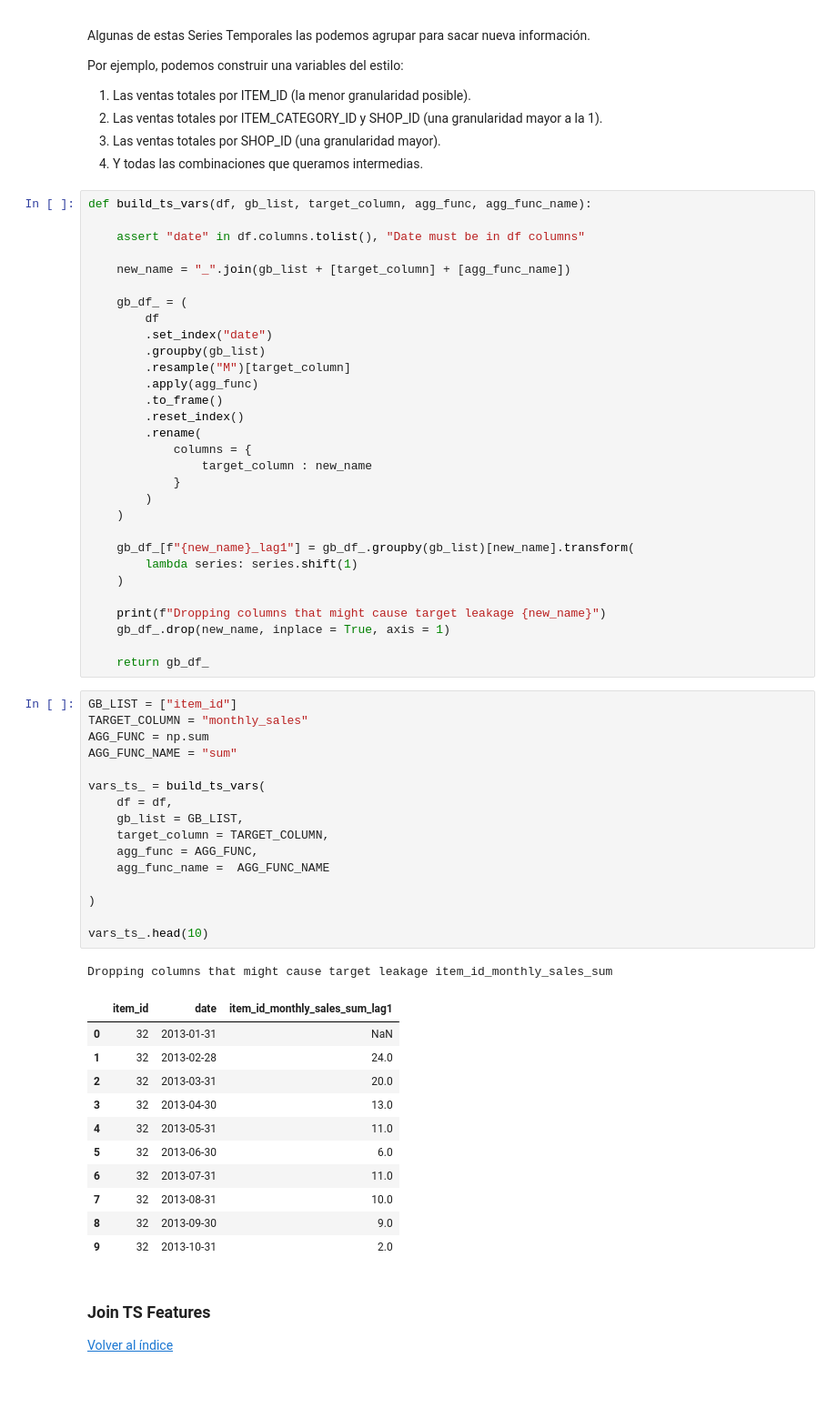
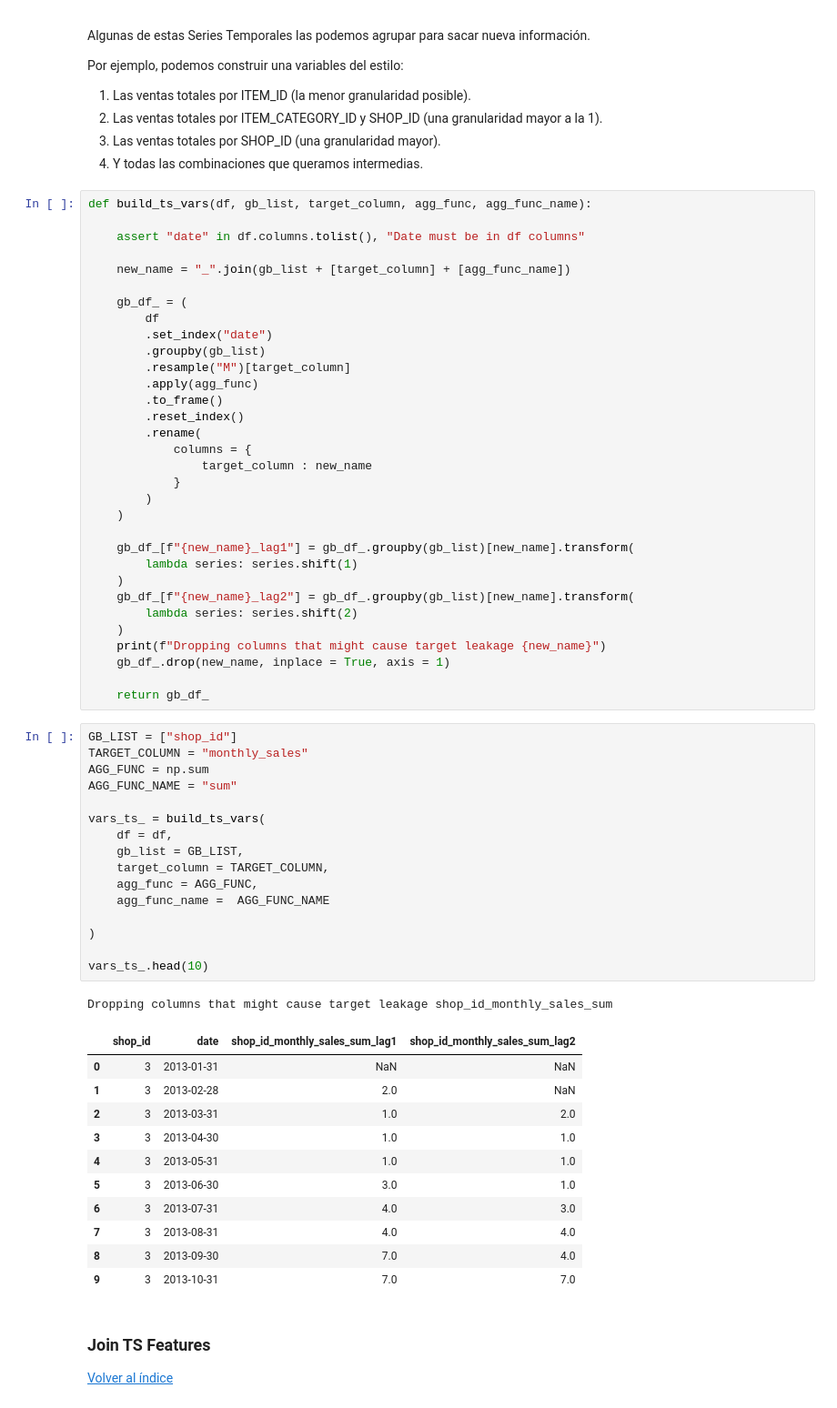
Before and after one commit to dgonzalezDS/Entregable3, a Jupyter notebook: 3_KAGGLE_BENCHMARK.ipynb, the cells around one changed output. Shown: that part at 91% size. Drawn from its saved outputs; the diff is of its cells as text.

```diff
--- a/3_KAGGLE_BENCHMARK.ipynb
+++ b/3_KAGGLE_BENCHMARK.ipynb
@@ -389,40 +389,42 @@ def build_ts_vars(df, gb_list, target_column, agg_func, agg_func_name):
     gb_df_[f"{new_name}_lag1"] = gb_df_.groupby(gb_list)[new_name].transform(
         lambda series: series.shift(1)
     )
-
+    gb_df_[f"{new_name}_lag2"] = gb_df_.groupby(gb_list)[new_name].transform(
+        lambda series: series.shift(2)
+    )
     print(f"Dropping columns that might cause target leakage {new_name}")
     gb_df_.drop(new_name, inplace = True, axis = 1)
 
     return gb_df_
 # %%
-GB_LIST = ["item_id"]
+GB_LIST = ["shop_id"]
 TARGET_COLUMN = "monthly_sales"
 AGG_FUNC = np.sum
 AGG_FUNC_NAME = "sum"
 
 vars_ts_ = build_ts_vars(
     df = df,
     gb_list = GB_LIST,
     target_column = TARGET_COLUMN,
     agg_func = AGG_FUNC,
     agg_func_name =  AGG_FUNC_NAME
 
 )
 
 vars_ts_.head(10)
 # %% [output]
-Dropping columns that might cause target leakage item_id_monthly_sales_sum
+Dropping columns that might cause target leakage shop_id_monthly_sales_sum
-|  | item_id | date | item_id_monthly_sales_sum_lag1 |
-| 0 | 32 | 2013-01-31 | NaN |
-| 1 | 32 | 2013-02-28 | 24.0 |
-| 2 | 32 | 2013-03-31 | 20.0 |
-| 3 | 32 | 2013-04-30 | 13.0 |
-| 4 | 32 | 2013-05-31 | 11.0 |
-| 5 | 32 | 2013-06-30 | 6.0 |
-| 6 | 32 | 2013-07-31 | 11.0 |
-| 7 | 32 | 2013-08-31 | 10.0 |
-| 8 | 32 | 2013-09-30 | 9.0 |
-| 9 | 32 | 2013-10-31 | 2.0 |
+|  | shop_id | date | shop_id_monthly_sales_sum_lag1 | shop_id_monthly_sales_sum_lag2 |
+| 0 | 3 | 2013-01-31 | NaN | NaN |
+| 1 | 3 | 2013-02-28 | 2.0 | NaN |
+| 2 | 3 | 2013-03-31 | 1.0 | 2.0 |
+| 3 | 3 | 2013-04-30 | 1.0 | 1.0 |
+| 4 | 3 | 2013-05-31 | 1.0 | 1.0 |
+| 5 | 3 | 2013-06-30 | 3.0 | 1.0 |
+| 6 | 3 | 2013-07-31 | 4.0 | 3.0 |
+| 7 | 3 | 2013-08-31 | 4.0 | 4.0 |
+| 8 | 3 | 2013-09-30 | 7.0 | 4.0 |
+| 9 | 3 | 2013-10-31 | 7.0 | 7.0 |
 # %% [markdown]
 <a id='join_ts_features'></a>
 ### Join TS Features
```
Also changed, not shown: parts of 11 cells of this notebook.
